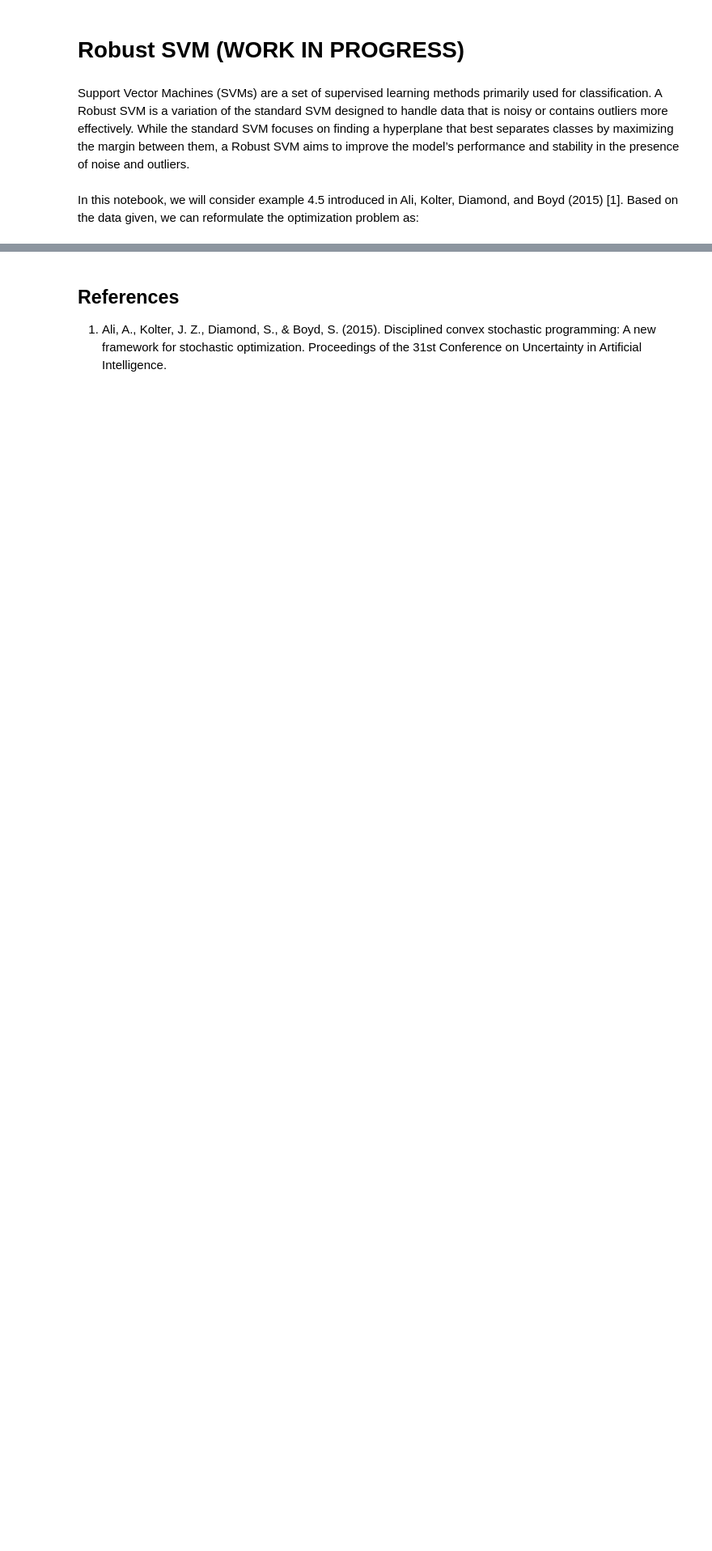
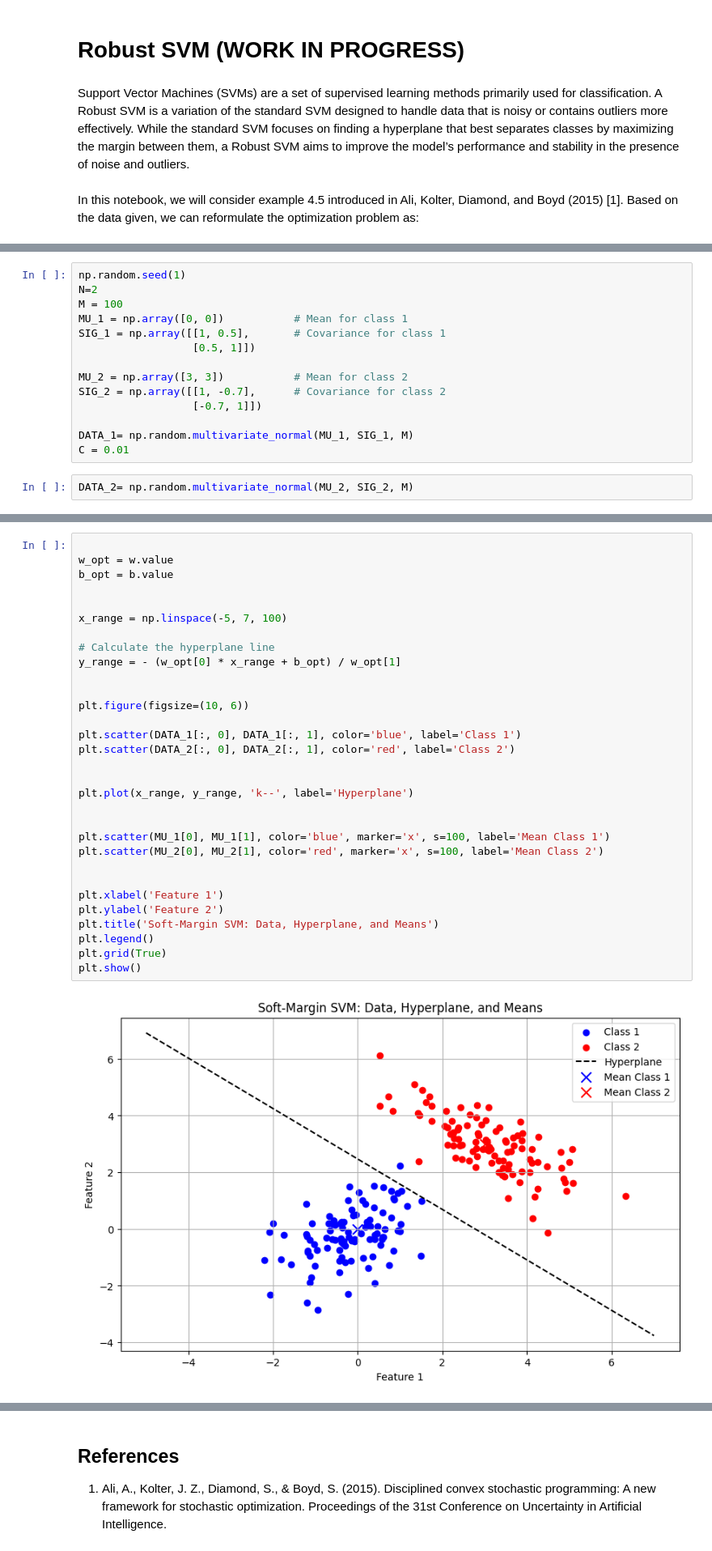
Before and after one commit to stellatogrp/lropt, a Jupyter notebook: docs/getting_started/robust_problems/robust_svm.ipynb, the cells around one changed output, grey strips where cells are left out. Shown at 81% size. Drawn from its saved outputs; the diff is of its cells as text; blank space fills up the shorter version.

```diff
--- a/docs/getting_started/robust_problems/robust_svm.ipynb
+++ b/docs/getting_started/robust_problems/robust_svm.ipynb
@@ -35,3 +27,19 @@ C = 0.1
+# %%
+np.random.seed(1)
+N=2
+M = 100
+MU_1 = np.array([0, 0])           # Mean for class 1
+SIG_1 = np.array([[1, 0.5],       # Covariance for class 1
+                  [0.5, 1]])
+
+MU_2 = np.array([3, 3])           # Mean for class 2
+SIG_2 = np.array([[1, -0.7],      # Covariance for class 2
+                  [-0.7, 1]])
+
+DATA_1= np.random.multivariate_normal(MU_1, SIG_1, M)
+C = 0.01
+# %%
+DATA_2= np.random.multivariate_normal(MU_2, SIG_2, M)
 # %%
 np.random.seed(1)
 w = cp.Variable(N)
@@ -55,0 +59,33 @@ array(-1.787127e-19)
+# %%
+
+w_opt = w.value
+b_opt = b.value
+
+
+x_range = np.linspace(-5, 7, 100)
+
+# Calculate the hyperplane line
+y_range = - (w_opt[0] * x_range + b_opt) / w_opt[1]
+
+
+plt.figure(figsize=(10, 6))
+
+plt.scatter(DATA_1[:, 0], DATA_1[:, 1], color='blue', label='Class 1')
+plt.scatter(DATA_2[:, 0], DATA_2[:, 1], color='red', label='Class 2')
+
+
+plt.plot(x_range, y_range, 'k--', label='Hyperplane')
+
+
+plt.scatter(MU_1[0], MU_1[1], color='blue', marker='x', s=100, label='Mean Class 1')
+plt.scatter(MU_2[0], MU_2[1], color='red', marker='x', s=100, label='Mean Class 2')
+
+
+plt.xlabel('Feature 1')
+plt.ylabel('Feature 2')
+plt.title('Soft-Margin SVM: Data, Hyperplane, and Means')
+plt.legend()
+plt.grid(True)
+plt.show()
+# %% [output]
+[figure, added]
```
Also changed, not shown: parts of 8 cells of this notebook, 1 other file.
